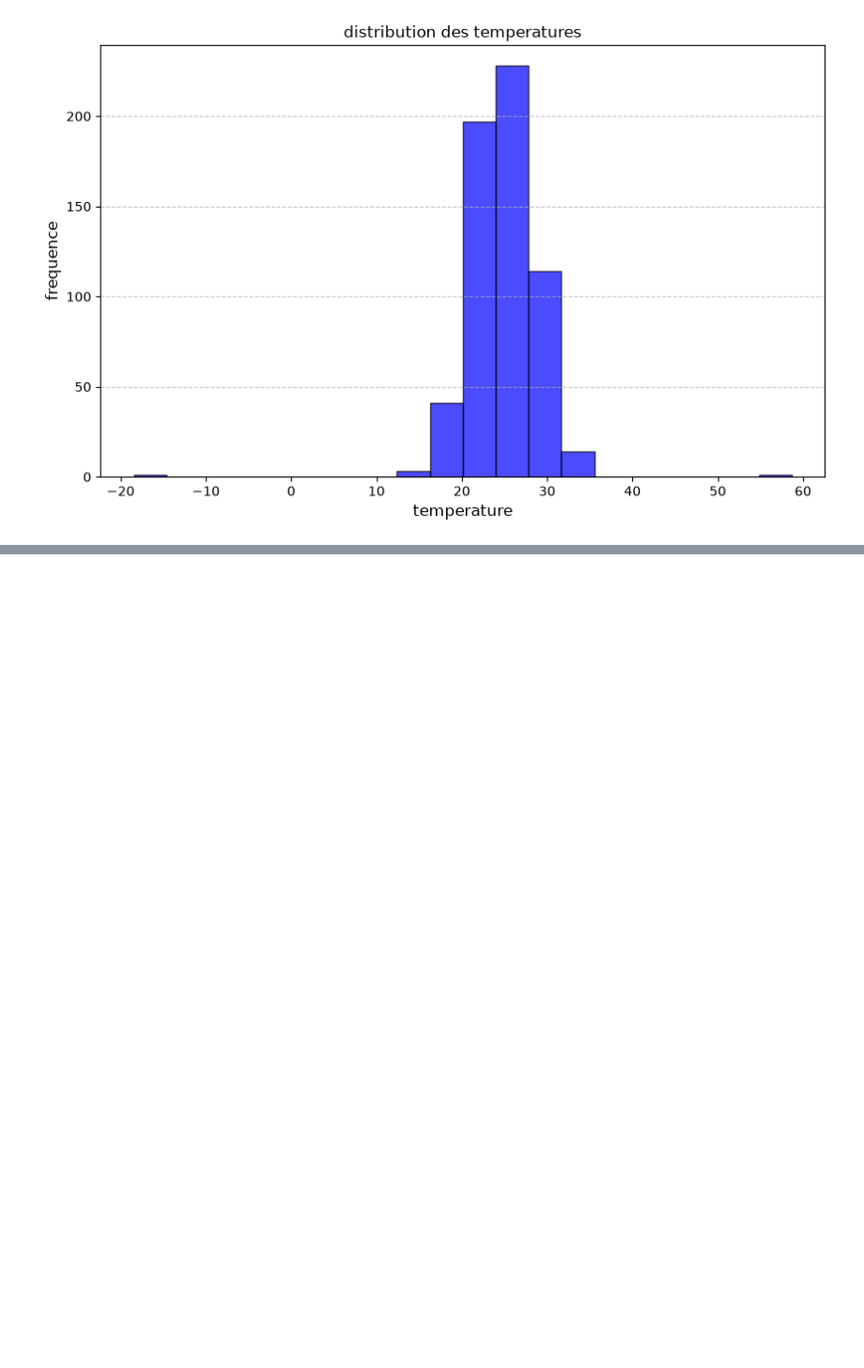
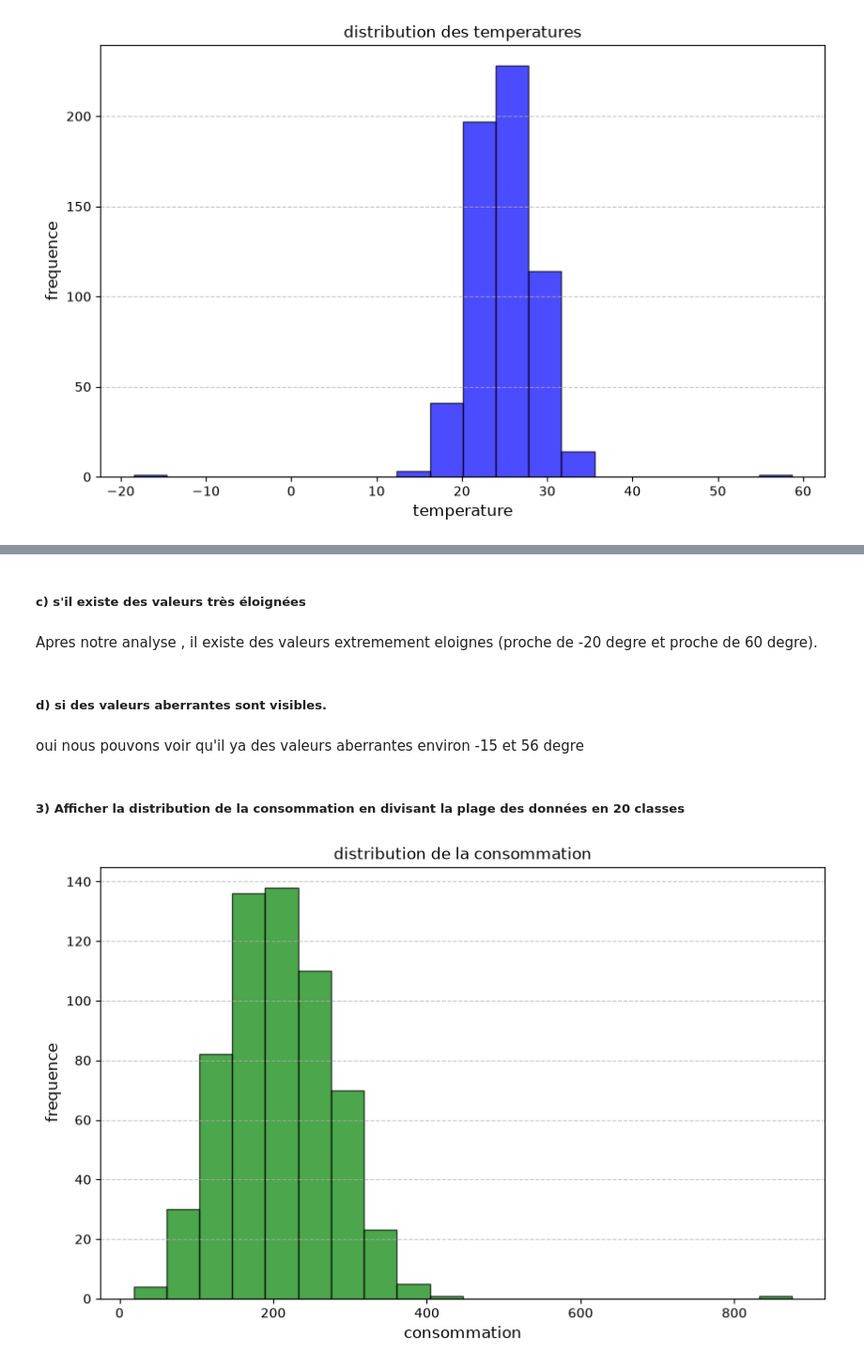
Before and after one commit to NdiayeAmanatou/atelier_matplotlib, a Jupyter notebook: atelier_matplotlib_iot/notebooks/atelier_matplotlib_iot.ipynb, the cells around one changed output, grey strips where cells are left out. Shown at 94% size. Cells and saved outputs as stored; diff of their text form; code cells hidden in the pictures; blank space fills up the shorter version.

Commit message:
Partie 3 – Histogramme

```diff
--- a/atelier_matplotlib_iot/notebooks/atelier_matplotlib_iot.ipynb
+++ b/atelier_matplotlib_iot/notebooks/atelier_matplotlib_iot.ipynb
@@ -113,0 +129,21 @@ plt.show()
+# %% [markdown]
+##### c) s'il existe des valeurs très éloignées
+# %% [markdown]
+Apres notre analyse , il existe des valeurs extremement eloignes (proche de -20 degre et proche de 60 degre).
+# %% [markdown]
+##### d) si des valeurs aberrantes sont visibles.
+# %% [markdown]
+oui nous pouvons voir qu'il ya des valeurs aberrantes environ -15 et 56 degre
+# %% [markdown]
+##### 3) Afficher la distribution de la consommation en divisant la plage des données en 20 classes
+# %%
+plt.figure(figsize=(10 , 6))
+
+plt.hist(df['consommation'], bins=20, color='g', edgecolor ='black', alpha =0.7)
+plt.title('distribution de la consommation' , fontsize=12)
+plt.xlabel('consommation', fontsize=12)
+plt.ylabel('frequence', fontsize=12)
+plt.grid(axis='y', linestyle='--', alpha=0.7)
+plt.show()
+# %% [output]
+[figure, added]
```
Also changed, not shown: parts of 11 cells of this notebook.
